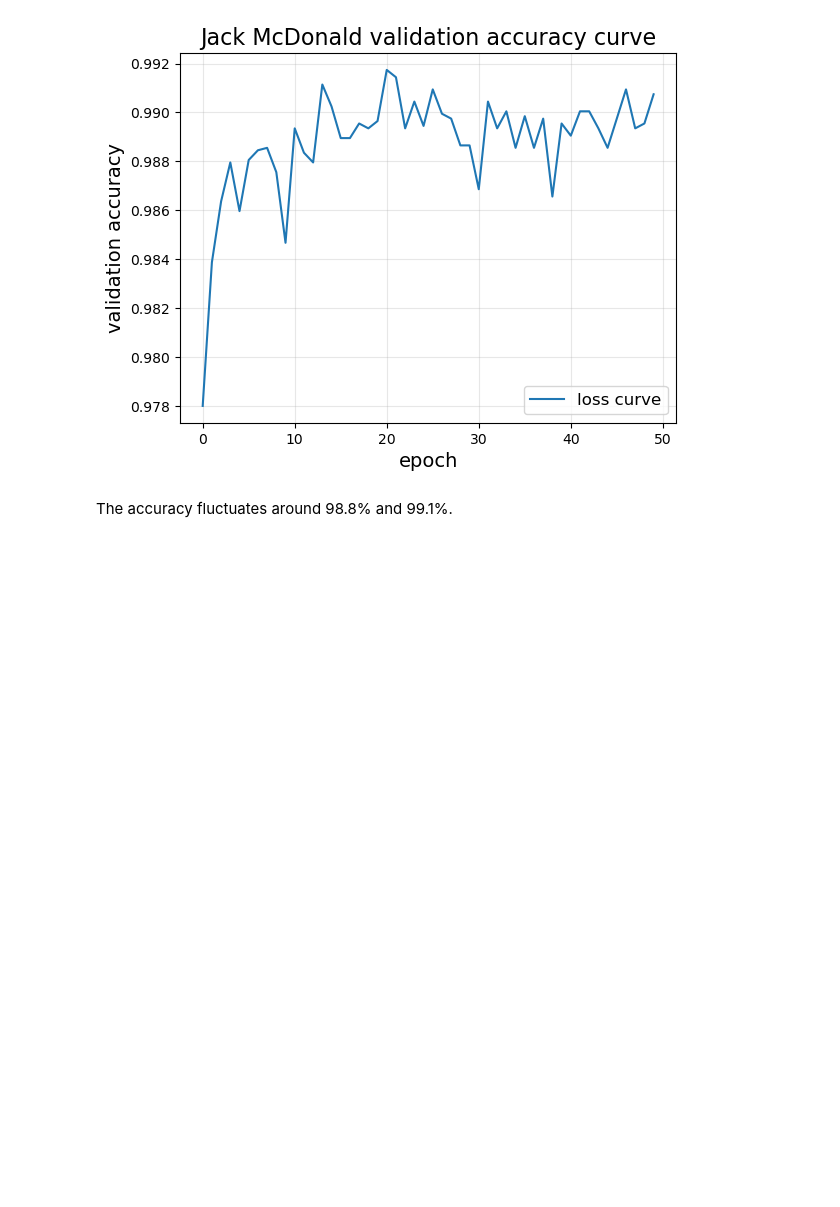
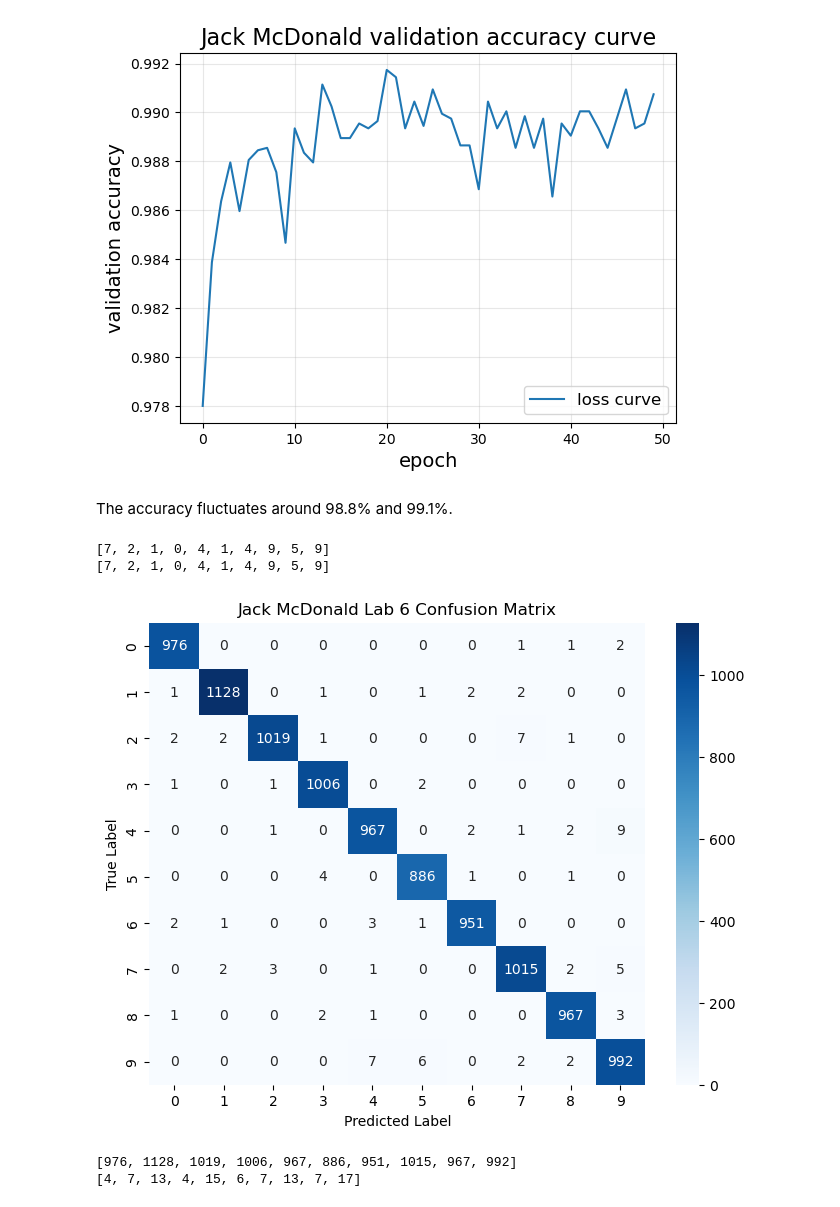
Before and after one commit to speedrun-program/cs457, a Jupyter notebook: lab6/lab6.ipynb, the cells around one changed output. Cells and saved outputs as stored; diff of their text form; code cells hidden in the pictures; blank space fills up the shorter version.

```diff
--- a/lab6/lab6.ipynb
+++ b/lab6/lab6.ipynb
@@ -232,3 +233,45 @@ Text(0.5, 1.0, 'Jack McDonald validation accuracy curve')
 [figure]
 # %% [markdown]
 The accuracy fluctuates around 98.8% and 99.1%.
+# %%
+# getting test data
+
+guesses = []
+correct_answers = []
+for test in testing_data:
+    guesses.append(torch.argmax(model(test[0].unsqueeze(0))).item())
+    correct_answers.append(test[1])
+
+print(guesses[:10])
+print(correct_answers[:10])
+# %% [output]
+[7, 2, 1, 0, 4, 1, 4, 9, 5, 9]
+[7, 2, 1, 0, 4, 1, 4, 9, 5, 9]
+# %%
+# confusion matrix
+
+confusion_matrix = confusion_matrix(correct_answers, guesses)
+plt.figure(figsize=(8, 6))
+sns.heatmap(confusion_matrix, annot=True, fmt="d", cmap="Blues")
+plt.title("Jack McDonald Lab 6 Confusion Matrix")
+plt.xlabel("Predicted Label")
+plt.ylabel("True Label")
+plt.show()
+# %% [output]
+[figure, added]
+# %%
+# finding prediction and misprediction rates per digit
+correct_guesses = [0] * 10
+incorrect_guesses = [0] * 10
+
+for guess, correct_answer in zip(guesses, correct_answers):
+    if guess == correct_answer:
+        correct_guesses[correct_answer] += 1
+    else:
+        incorrect_guesses[correct_answer] += 1
+
+print(correct_guesses)
+print(incorrect_guesses)
+# %% [output]
+[976, 1128, 1019, 1006, 967, 886, 951, 1015, 967, 992]
+[4, 7, 13, 4, 15, 6, 7, 13, 7, 17]
```
Also changed, not shown: parts of 6 cells of this notebook.
